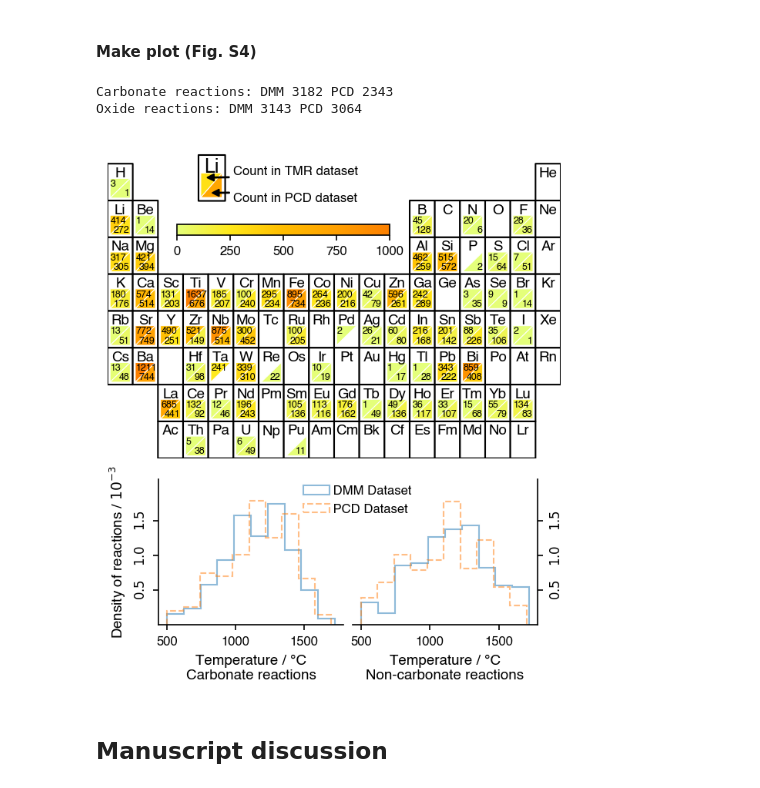
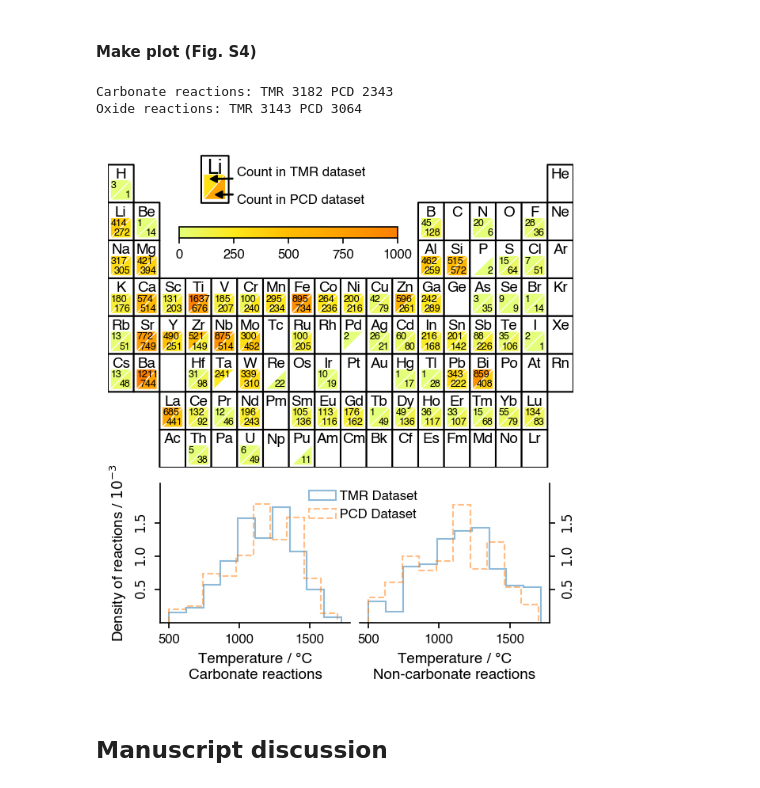
Before and after one commit to CederGroupHub/s4, a Jupyter notebook: notebooks/ManuscriptNotebook.ipynb, the cells around one changed output. Drawn from its saved outputs; the diff is of its cells as text; code cells hidden in the pictures.

```diff
--- a/notebooks/ManuscriptNotebook.ipynb
+++ b/notebooks/ManuscriptNotebook.ipynb
@@ -2215,8 +2113,8 @@ for comp in (
 pt_ax = fig.add_axes([0.01, 0.41, 0.98, 0.60])
 cbar_ax = fig.add_axes([0.16, 0.84, 0.46, 0.02])
 example_ax = fig.add_axes([0.2, 0.9, 0.15, 0.1])
-ax1 = fig.add_axes([0.12, 0.09, 0.40, 0.28])
-ax2 = fig.add_axes([0.54, 0.09, 0.40, 0.28])
+ax1 = fig.add_axes([0.12, 0.12, 0.40, 0.26])
+ax2 = fig.add_axes([0.54, 0.12, 0.40, 0.26])
 
 draw_example(example_ax)
 
@@ -2230,45 +2128,45 @@ legend_format = {
     'borderpad': 0., 'handletextpad': 0., 'loc': 'upper left',
     'bbox_to_anchor': [-0.3, 1.0]}
 
-print('Carbonate reactions: DMM %d PCD %d' % (len(carb_oxi), len(pcd_carb_oxi)))
-print('Oxide reactions: DMM %d PCD %d' % (len(oxi_oxi), len(pcd_oxi_oxi)))
+print('Carbonate reactions: TMR %d PCD %d' % (len(carb_oxi), len(pcd_carb_oxi)))
+print('Oxide reactions: TMR %d PCD %d' % (len(oxi_oxi), len(pcd_oxi_oxi)))
 
 ax1.hist(carb_oxi.y_temperature,
          bins=10, histtype='step', density=True, alpha=0.5, label=' TMR Dataset')
 ax1.hist(pcd_carb_oxi.y_temperature,
          bins=10, histtype='step', linestyle='--', density=True, alpha=0.5, label=' PCD Dataset')
 ax1.set_xlabel('Temperature / °C\nCarbonate reactions', fontsize=9)
 ax1.set_ylabel('Density of reactions / $10^{-3}$', fontsize=9)
 ax1.set_ylim([0.0, 2.1e-3])
 ax1.set_yticks([0.5e-3, 1.0e-3, 1.5e-3])
 ax1.set_yticklabels(['$0.5$', '$1.0$', '$1.5$'], rotation=90, fontsize=8, va='center')
 ax1.set_xticks([500, 1000, 1500])
 ax1.set_xticklabels(['500', '1000', '1500'], fontsize=8)
 ax1.spines['top'].set_visible(False)
 ax1.spines['right'].set_visible(False)
 
 ax2.hist(oxi_oxi.y_temperature,
-         bins=10, histtype='step', alpha=0.5, density=True, label=' DMM Dataset')
+         bins=10, histtype='step', alpha=0.5, density=True, label=' TMR Dataset')
 ax2.hist(pcd_oxi_oxi.y_temperature,
          bins=10, histtype='step', linestyle='--', alpha=0.5, density=True, label=' PCD Dataset')
 ax2.set_xlabel('Temperature / °C\nNon-carbonate reactions', fontsize=9)
 ax2.set_ylim([0.0, 2.1e-3])
 ax2.set_yticks([0.5e-3, 1.0e-3, 1.5e-3])
 ax2.set_yticklabels(['$0.5$', '$1.0$', '$1.5$'], rotation=90, fontsize=8, va='center')
 ax2.yaxis.tick_right()
 ax2.set_xticks([500, 1000, 1500])
 ax2.set_xticklabels(['500', '1000', '1500'], fontsize=8)
 ax2.spines['top'].set_visible(False)
 ax2.spines['left'].set_visible(False)
 # ax2.set_title('Oxide/oxide reactions', fontsize=10)
 # ax2.set_ylim([0, 260])
 ax2.legend(**legend_format)
 plt.savefig('figures/Fig.S4.PCD-DMM.pdf')
 plt.show()
 # %% [output]
-Carbonate reactions: DMM 3182 PCD 2343
-Oxide reactions: DMM 3143 PCD 3064
+Carbonate reactions: TMR 3182 PCD 2343
+Oxide reactions: TMR 3143 PCD 3064
-[figure, old version]
+[figure, new version]
 # %% [markdown]
 ## Manuscript discussion
 # %% [markdown]
```
Also changed, not shown: parts of 17 cells of this notebook, 1 other file.
